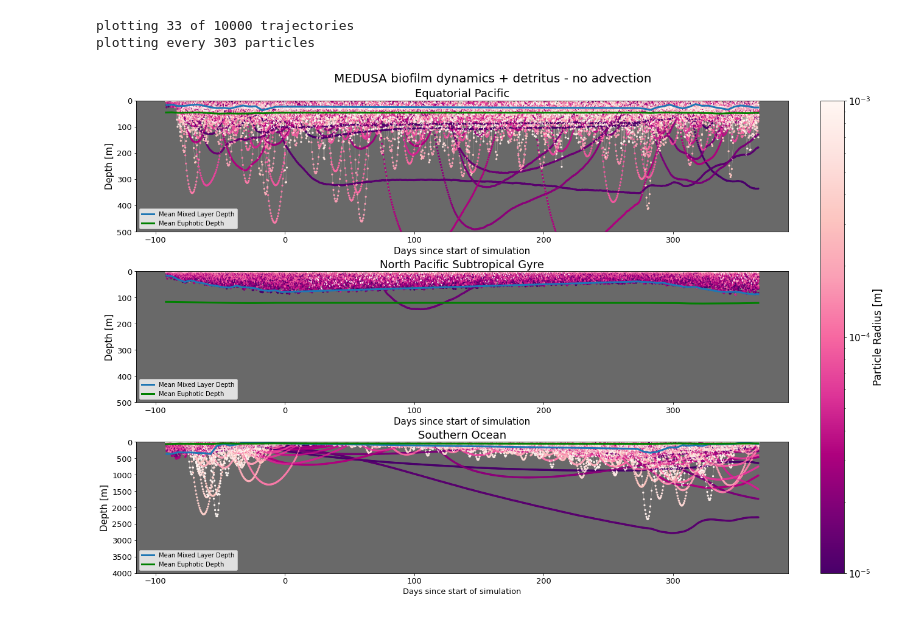
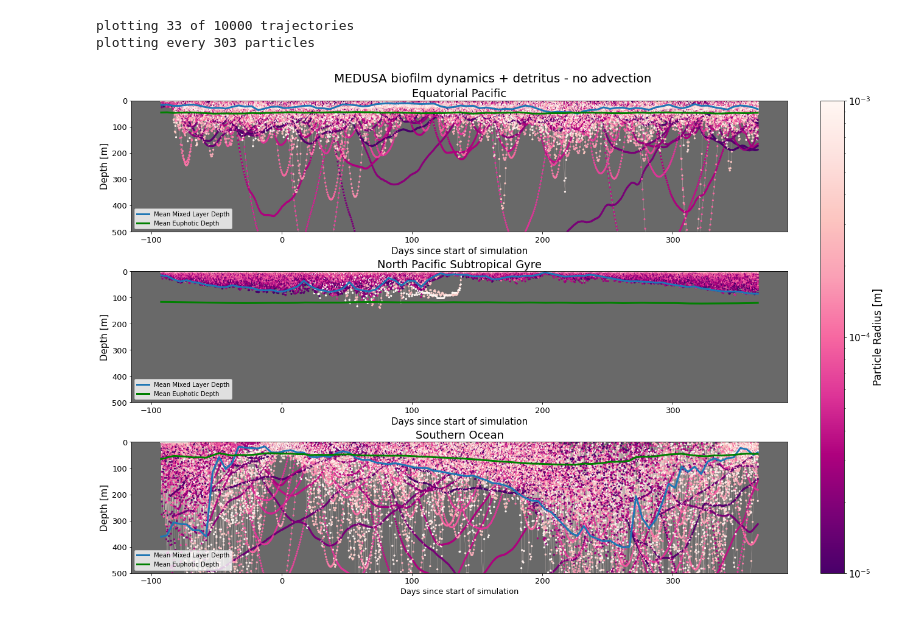
Before and after one commit to OceanParcels/biofouling_3dtransport_2, a Jupyter notebook: Analysis/Locations.ipynb, the cells around one changed output. Drawn from its saved outputs; the diff is of its cells as text; code cells hidden in the pictures.

```diff
--- a/Analysis/Locations.ipynb
+++ b/Analysis/Locations.ipynb
@@ -31,26 +31,24 @@ w_vel_cmap = ['salmon', 'lime', 'cornflowerblue', 'gold']
 r_pl_clist = ['#7a0177','#c51b8a','#f768a1', '#fbb4b9']
 r_pl_cmap = plt.get_cmap('RdPu_r')
 region_cmap = ['teal', 'darkorange', '#9AE19D']
+# %%
+runtime =  458 #822 #         # [days]
+start_yr = 2003
+biofouling = 'MEDUSA'
+rho_bf = 1170 #
+rho_pl = 920
 # %%
 region = ['EqPac','NPSG', 'SO']
-mortality = 0.39              # [d-1]
-runtime = 458   #     822 #         # [days]
-start_yr = 2003
 dt = 60                       # [seconds]
 outputdt = 12                 # [hours]
-biofouling = 'MEDUSA'
-grazing = 'full'
 mixing = 'markov_0_'+biofouling
-death = 'NEMO+detritus' #,'NEMO losses', 'sudden death'
-diss = 0.006
-rho_bf = 1388
-rho_fr = 1800
+time_plot = round((runtime-92)*24/outputdt)
 sizebinedges = [1e-3, 1e-4, 1e-5]
 res ='1x1'
 proc = 'bfnoadv'
 season = 'Oct'
 season_string = {'Jan':'January - July', 'MAM':'March - September', 'JJA':'June - December', 'SON':'September - March','DJF':'December - June'}
 # %%
-ds_0 = xr.open_dataset(datadir+'regional_'+region[0]+'_'+proc+'_'+season+'_'+str(start_yr)+'_'+res+'res_'+mixing+'_'+str(rho_bf)+'rhobf_'+str(runtime)+'days_'+str(dt)+'dtsecs_'+str(outputdt)+'hrsoutdt.nc')
-ds_1 = xr.open_dataset(datadir+'regional_'+region[1]+'_'+proc+'_'+season+'_'+str(start_yr)+'_'+res+'res_'+mixing+'_'+str(rho_bf)+'rhobf_'+str(runtime)+'days_'+str(dt)+'dtsecs_'+str(outputdt)+'hrsoutdt.nc')
-ds_2 = xr.open_dataset(datadir+'regional_'+region[2]+'_'+proc+'_'+season+'_'+str(start_yr)+'_'+res+'res_'+mixing+'_'+str(rho_bf)+'rhobf_'+str(runtime)+'days_'+str(dt)+'dtsecs_'+str(outputdt)+'hrsoutdt.nc')
+ds_0 = xr.open_dataset(datadir+'regional_'+region[0]+'_'+proc+'_'+season+'_'+str(start_yr)+'_'+res+'res_'+mixing+'_'+str(rho_bf)+'rhobf_'+str(rho_pl)+'rhopl_'+str(runtime)+'days_'+str(dt)+'dtsecs_'+str(outputdt)+'hrsoutdt.nc')
+ds_1 = xr.open_dataset(datadir+'regional_'+region[1]+'_'+proc+'_'+season+'_'+str(start_yr)+'_'+res+'res_'+mixing+'_'+str(rho_bf)+'rhobf_'+str(rho_pl)+'rhopl_'+str(runtime)+'days_'+str(dt)+'dtsecs_'+str(outputdt)+'hrsoutdt.nc')
+ds_2 = xr.open_dataset(datadir+'regional_'+region[2]+'_'+proc+'_'+season+'_'+str(start_yr)+'_'+res+'res_'+mixing+'_'+str(rho_bf)+'rhobf_'+str(rho_pl)+'rhopl_'+str(runtime)+'days_'+str(dt)+'dtsecs_'+str(outputdt)+'hrsoutdt.nc')
@@ -66,14 +68,17 @@ print('plotting every '+str(f_plt)+' particles')
 plotting 33 of 10000 trajectories
 plotting every 303 particles
 # %%
-mld_0 = np.mean(np.divide(ds_0['z'],ds_0['mld']),axis=0)
+mld_0 = np.mean(ds_0['mld'][:,1:],axis=0)
 ez_0 = np.mean(ds_0['euphz'][:,1:],axis=0)
+mld_0 = np.concatenate(([mld_0[0]],mld_0))
 ez_0 = np.concatenate(([ez_0[0]],ez_0))
 
-mld_1 = np.mean(np.divide(ds_1['z'],ds_1['mld']),axis=0)
+mld_1 = np.mean(ds_1['mld'][:,1:],axis=0)
 ez_1 = np.mean(ds_1['euphz'][:,1:],axis=0)
+mld_1 = np.concatenate(([mld_1[0]],mld_1))
 ez_1 = np.concatenate(([ez_1[0]],ez_1))
 
-mld_2 = np.mean(np.divide(ds_2['z'],ds_2['mld']),axis=0)
+mld_2 = np.mean(ds_2['mld'][:,1:],axis=0)
 ez_2 = np.mean(ds_2['euphz'][:,1:],axis=0)
+mld_2 = np.concatenate(([mld_2[0]],mld_2))
 ez_2 = np.concatenate(([ez_2[0]],ez_2))
@@ -104,8 +98,8 @@ fig.suptitle('MEDUSA biofilm dynamics + detritus - no advection', fontsize=20)
 
 sc = axs[0].scatter(ds_0['days'].T[:,::f_plt], ds_0['z'].T[:,::f_plt], s=5, c=np.tile(ds_0['r_pl'].T[::f_plt],[len(ds_0['obs']),1]),cmap=r_pl_cmap,norm=mcolors.LogNorm(vmin=ds_0['r_pl'].min(), vmax=ds_0['r_pl'].max()),zorder=2)
 ln = axs[0].plot(ds_0['days'].T[:,::f_plt], ds_0['z'].T[:,::f_plt], c='mistyrose',linewidth=0.2,zorder=1)
-axs[0].plot(time_clim, mld_clim_0, linewidth=3, label='Mean Mixed Layer Depth') #ds_0['days'][0,:]
-axs[0].plot(time_clim, ezd_clim_0, linewidth=3, c='green', label='Mean Euphotic Depth')
+axs[0].plot(ds_0['days'][0,:], mld_0, linewidth=3, label='Mean Mixed Layer Depth') #ds_0['days'][0,:]
+axs[0].plot(ds_0['days'][0,:], ez_0, linewidth=3, c='green', label='Mean Euphotic Depth')
 axs[0].set_title(regions[region[0]], fontsize=18)
 axs[0].set_ylabel('Depth [m]', fontsize=15)
 axs[0].set_xlabel('Days since start of simulation', fontsize=15)
@@ -118,38 +112,38 @@ axs[0].legend()
 
 sc = axs[1].scatter(ds_1['days'].T[:,::f_plt], ds_1['z'].T[:,::f_plt], s=5, c=np.tile(ds_1['r_pl'].T[::f_plt],[len(ds_1['obs']),1]),cmap=r_pl_cmap,norm=mcolors.LogNorm(vmin=ds_1['r_pl'].min(), vmax=ds_1['r_pl'].max()),zorder=2)
 ln = axs[1].plot(ds_1['days'].T[:,::f_plt], ds_1['z'].T[:,::f_plt], c='mistyrose',linewidth=0.2,zorder=1)
-axs[1].plot(time_clim, mld_clim_1, linewidth=3, label='Mean Mixed Layer Depth')
-axs[1].plot(time_clim, ezd_clim_1, linewidth=3, c='green', label='Mean Euphotic Depth')
+axs[1].plot(ds_1['days'][0,:], mld_1, linewidth=3, label='Mean Mixed Layer Depth')
+axs[1].plot(ds_1['days'][0,:], ez_1, linewidth=3, c='green', label='Mean Euphotic Depth')
 axs[1].set_title(regions[region[1]], fontsize=18)
 axs[1].set_ylabel('Depth [m]', fontsize=15)
 axs[1].set_xlabel('Days since start of simulation', fontsize=15)
 axs[1].tick_params(axis='both', labelsize=13)
 axs[1].set_facecolor('dimgray')
 axs[1].set_ylim(500,0)
 # axs[1].set_xlim(-2,732)
 # axs[1].set_xticks([0,20,40,60,80,100,120,140,160,180])
 axs[1].legend()
 
 sc = axs[2].scatter(ds_2['days'].T[:,::f_plt], ds_2['z'].T[:,::f_plt], s=5, c=np.tile(ds_2['r_pl'].T[::f_plt],[len(ds_2['obs']),1]),cmap=r_pl_cmap,norm=mcolors.LogNorm(vmin=ds_2['r_pl'].min(), vmax=ds_2['r_pl'].max()),zorder=2)
 ln = axs[2].plot(ds_2['days'].T[:,::f_plt], ds_2['z'].T[:,::f_plt], c='mistyrose',linewidth=0.2,zorder=1)
 axs[2].plot(ds_2['days'][0,:], mld_2, linewidth=3, label='Mean Mixed Layer Depth')
 axs[2].plot(ds_2['days'][0,:], ez_2, linewidth=3, c='green', label='Mean Euphotic Depth')
 axs[2].set_title(regions[region[2]], fontsize=18)
 axs[2].set_ylabel('Depth [m]', fontsize=15)
 axs[2].set_xlabel('Days since start of simulation', fontsize=13)
 axs[2].tick_params(axis='both', labelsize=13)
 axs[2].set_facecolor('dimgray')
-axs[2].set_ylim(4000,0)
+axs[2].set_ylim(500,0)
 # axs[2].set_xlim(-2,732)
 # axs[2].set_xticks([0,20,40,60,80,100,120,140,160,180])
 axs[2].legend()
 
 cb = fig.colorbar(sc, ax=axs)
 cb.set_label('Particle Radius [m]', fontsize=17)
 cb.ax.tick_params(labelsize=15)
 plt.show()
 # %% [output]
-[figure, old version]
+[figure, new version]
 # %%
 split_ds_0 = list(ds_0.groupby_bins('r_pl',sizebinedges[::-1]))[::-1]
 split_ds_1 = list(ds_1.groupby_bins('r_pl',sizebinedges[::-1]))[::-1]
```
Also changed, not shown: parts of 18 cells of this notebook, 6 other files.
